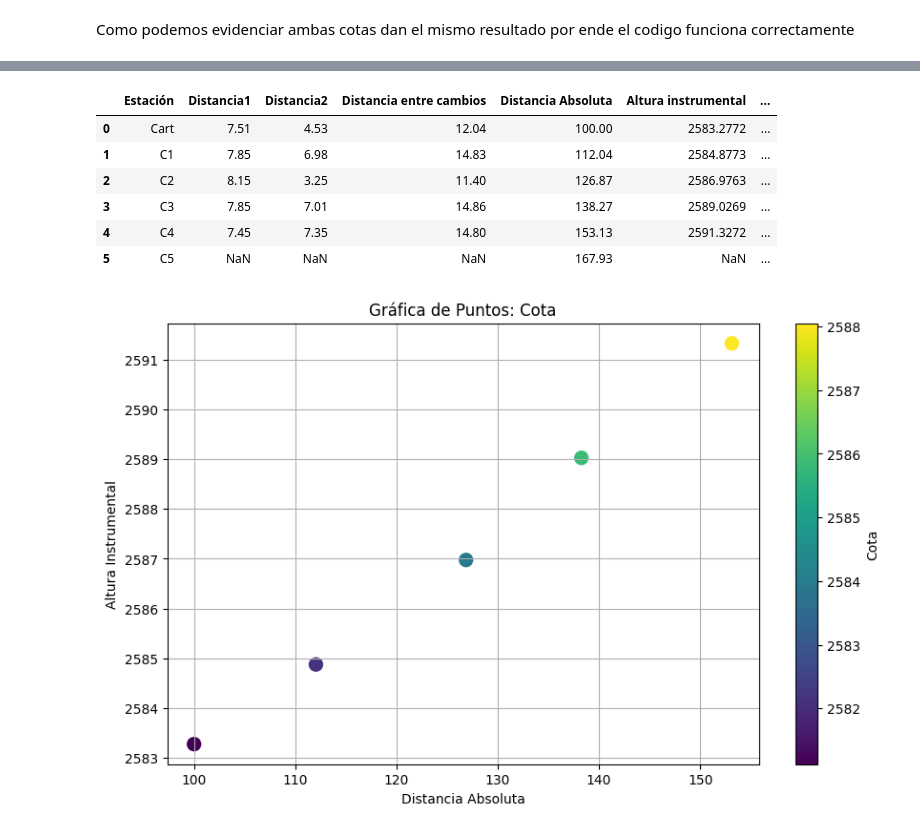
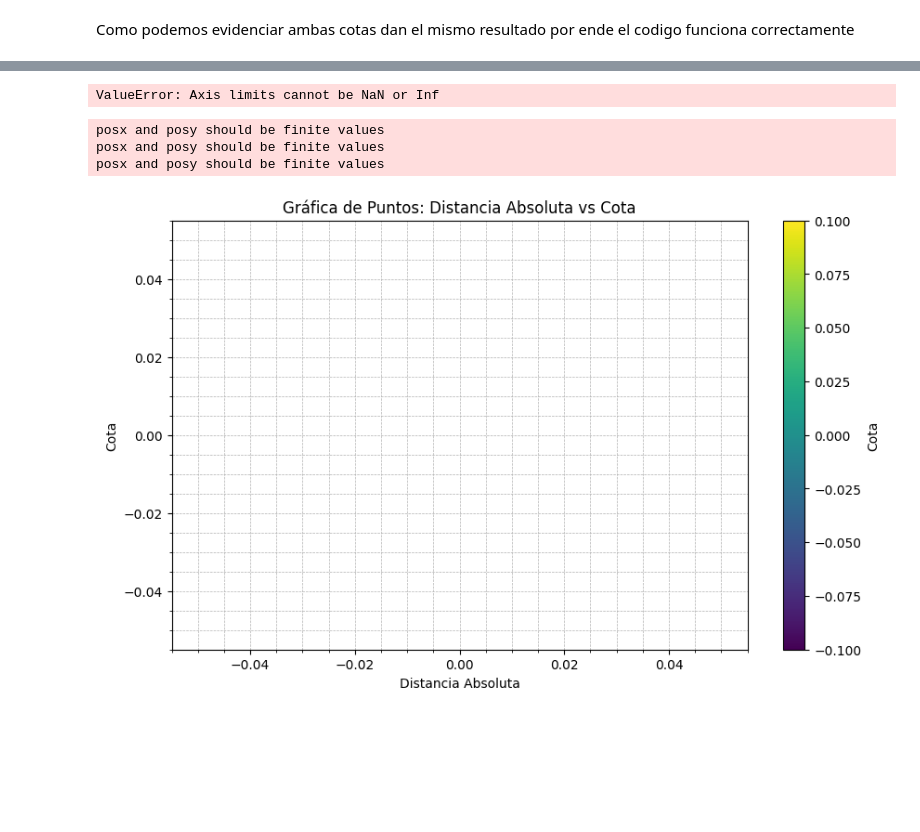
Before and after one commit to DarkJans19/Parcial_Geodesia, a Jupyter notebook: Punto_2/nivelacion_geodesica.ipynb, the cells around one changed output, grey strips where cells are left out. Cells and saved outputs as stored; diff of their text form; code cells hidden in the pictures; blank space fills up the shorter version.

```diff
--- a/Punto_2/nivelacion_geodesica.ipynb
+++ b/Punto_2/nivelacion_geodesica.ipynb
@@ -182,0 +119,3 @@ Como podemos evidenciar ambas cotas dan el mismo resultado por ende el codigo fu
+# %%
+for i in range(1, len(df2)):
+    df2.loc[i, 'Distancia Absoluta'] = df2.loc[i - 1, 'Distancia Absoluta'] + df2.loc[i - 1, 'Distancia entre cambios']
@@ -205,3 +135,11 @@ print(vistas_intermedias)
+# %%
+df['Altura instrumental'] = df2['ALTURA INSTRUMENTAL']
+# %%
+# Eliminar la columna 'Altura instrumental' y guardarla
+altura_instrumental = df.pop('Altura instrumental')
+
+# Insertar la columna en la posición 6
+df.insert(8, 'Altura instrumental', altura_instrumental)
 # %%
 df
 # %% [output]
@@ -249,4 +147,0 @@ df3
-# %%
-for i in range(len(df3)):
-    if i > 0:
-        df3.loc[i, 'Distancia Absoluta'] = df3.loc[i - 1, 'Distancia Absoluta'] + df3.loc[i-1, 'Distancia entre cambios']
@@ -283,40 +148,38 @@ df3.insert(5, 'Altura instrumental', altura_instrumental)
-# %%
-df3
-# %% [output]
-|  | Estación | Distancia1 | Distancia2 | Distancia entre cambios | Distancia Absoluta | Altura instrumental | ... |
-| 0 | Cart | 7.51 | 4.53 | 12.04 | 100.00 | 2583.2772 | ... |
-| 1 | C1 | 7.85 | 6.98 | 14.83 | 112.04 | 2584.8773 | ... |
-| 2 | C2 | 8.15 | 3.25 | 11.40 | 126.87 | 2586.9763 | ... |
-| 3 | C3 | 7.85 | 7.01 | 14.86 | 138.27 | 2589.0269 | ... |
-| 4 | C4 | 7.45 | 7.35 | 14.80 | 153.13 | 2591.3272 | ... |
-| 5 | C5 | NaN | NaN | NaN | 167.93 | NaN | ... |
 # %%
-# Creamos la grafica
+# Crear la figura
 plt.figure(figsize=(10, 6))
 
 # Graficar los puntos usando color en función de la columna Cota
-scatter = plt.scatter(df3['distancia_absoluta'], df3['altura_instrumental'],
-                      c=df3['Cota'], cmap='viridis', s=100, marker='o')
+scatter = plt.scatter(df['Distancia Absoluta'].round(2), df['Cota'],
+                      c=df['Cota'], cmap='viridis', s=100, marker='o')
 
-# Mostrar los valores de Cota en cada punto
-for i in range(len(df3)):
-    plt.text(df3['distancia_absoluta'][i], df3['altura_instrumental'][i],
-             f'{df3["Cota"][i]:.2f}', fontsize=9, ha='right', va='bottom')
+# Mostrar las coordenadas (x, y) en cada punto con dos decimales
+for i in range(len(df)):
+    plt.text(df['Distancia Absoluta'].round(2)[i], df['Cota'][i],
+             f'({df["Distancia Absoluta"].round(2)[i]}, {df["Cota"][i]:.2f})',
+             fontsize=9, ha='right', va='bottom')
 
 # Agregar barra de colores para visualizar los valores de Cota
 plt.colorbar(scatter, label='Cota')
 
 # Agregar títulos y etiquetas
-plt.title('Gráfica de Puntos: Distancia Absoluta vs Altura Instrumental')
+plt.title('Gráfica de Puntos: Distancia Absoluta vs Cota')
 plt.xlabel('Distancia Absoluta')
-plt.ylabel('Altura Instrumental')
+plt.ylabel('Cota')
 
-# Ajustar la cuadrícula para que sea más detallada
-plt.grid(True, which='both', linestyle='--', linewidth=0.7)
+# Ajustar la cuadrícula
+plt.grid(True, which='both', linestyle='--', linewidth=0.5)  # Ajustar estilo y grosor
 plt.minorticks_on()  # Activar las marcas menores de los ejes
-plt.tick_params(axis='both', which='both', length=5)  # Ajustar tamaño de las marcas
+
+# Ampliar los límites de los ejes en 10 unidades
+plt.xlim(df['Distancia Absoluta'].min() - 16, df['Distancia Absoluta'].max() + 10)
+plt.ylim(df['Cota'].min() - 2, df['Cota'].max() + 2)
 
 # Mostrar la gráfica
 plt.show()
 # %% [output]
+ValueError: Axis limits cannot be NaN or Inf
+posx and posy should be finite values
+posx and posy should be finite values
+posx and posy should be finite values
-[figure, old version]
+[figure, new version]
```
Also changed, not shown: parts of 23 cells of this notebook.
